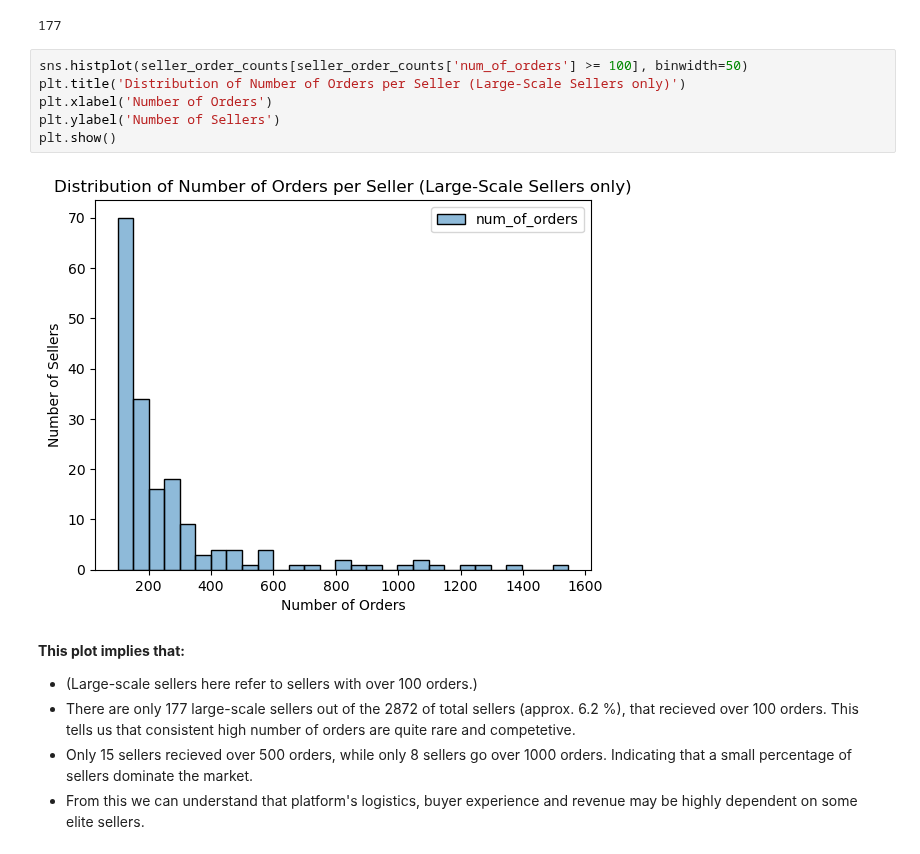
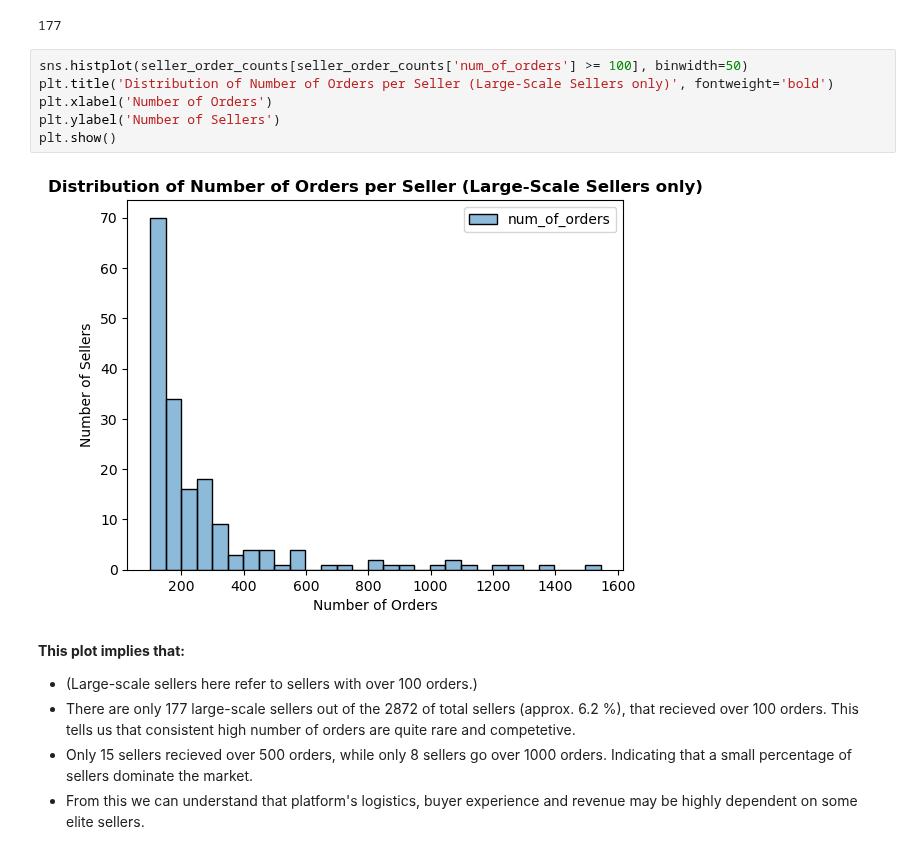
Before and after one commit to JatinY459/ecommerce-data-analysis, a Jupyter notebook: notebooks/04_EDA_products_sellers.ipynb, the cells around one changed output. Saved outputs shown, nothing was run; the diff lists cells and outputs as text.

```diff
--- a/notebooks/04_EDA_products_sellers.ipynb
+++ b/notebooks/04_EDA_products_sellers.ipynb
@@ -296,12 +285,12 @@ len(seller_order_counts[seller_order_counts['num_of_orders'] >= 100])
 177
 # %%
 sns.histplot(seller_order_counts[seller_order_counts['num_of_orders'] >= 100], binwidth=50)
-plt.title('Distribution of Number of Orders per Seller (Large-Scale Sellers only)')
+plt.title('Distribution of Number of Orders per Seller (Large-Scale Sellers only)', fontweight='bold')
 plt.xlabel('Number of Orders')
 plt.ylabel('Number of Sellers')
 plt.show()
 # %% [output]
-[figure, old version]
+[figure, new version]
 # %% [markdown]
 **This plot implies that:**
 - (Large-scale sellers here refer to sellers with over 100 orders.)
```
Also changed, not shown: parts of 22 cells of this notebook, 1 other file.
